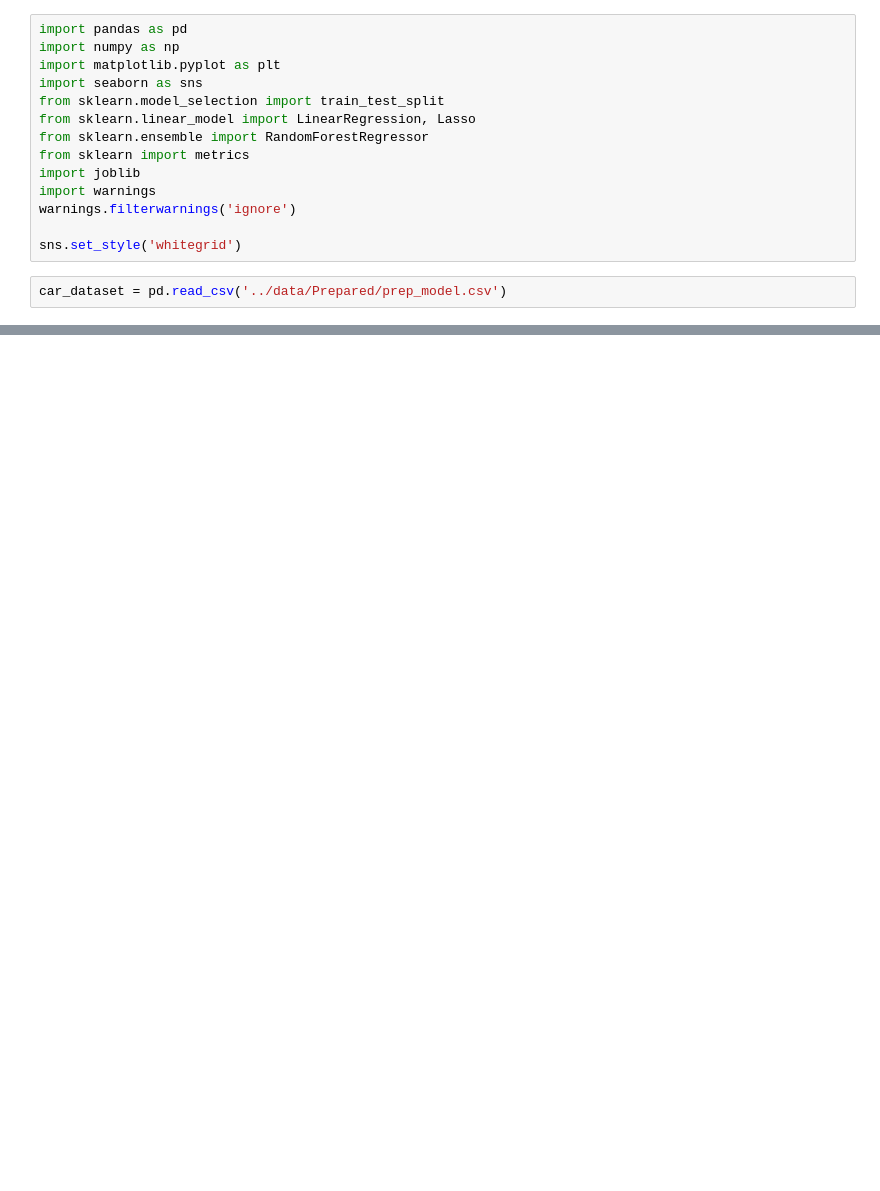
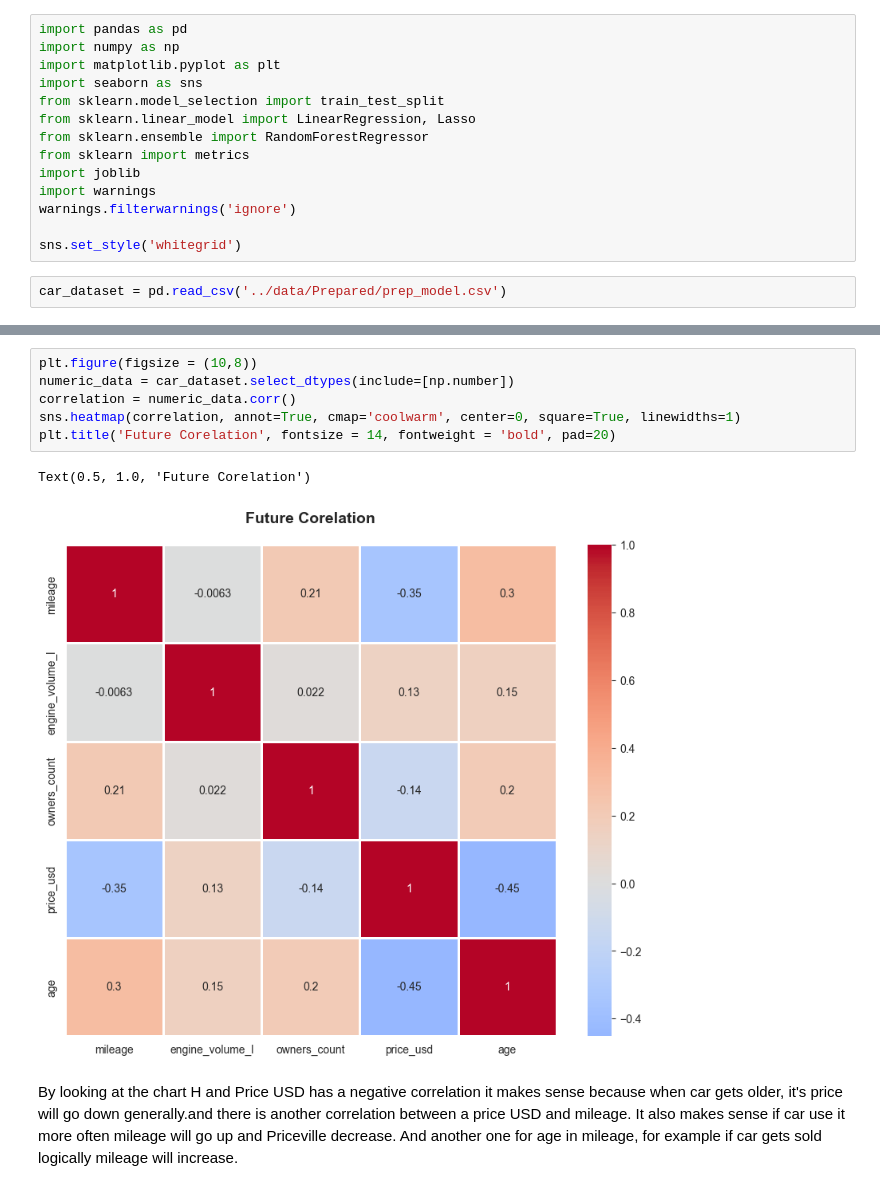
Before and after one commit to Javoh20111/Uzbekistan-car-analysis, a Jupyter notebook: notebooks/05_predictive_model.ipynb, the cells around one changed output, grey strips where cells are left out. Cells and saved outputs as stored; diff of their text form; blank space fills up the shorter version.

```diff
--- a/notebooks/05_predictive_model.ipynb
+++ b/notebooks/05_predictive_model.ipynb
@@ -38,0 +37,11 @@ memory usage: 4.4+ MB
+# %%
+plt.figure(figsize = (10,8))
+numeric_data = car_dataset.select_dtypes(include=[np.number])
+correlation = numeric_data.corr()
+sns.heatmap(correlation, annot=True, cmap='coolwarm', center=0, square=True, linewidths=1)
+plt.title('Future Corelation', fontsize = 14, fontweight = 'bold', pad=20)
+# %% [output]
+Text(0.5, 1.0, 'Future Corelation')
+[figure, added]
+# %% [markdown]
+By looking at the chart H and Price USD has a negative correlation it makes sense because when car gets older, it's price will go down generally.and there is another correlation between a price USD and mileage. It also makes sense if car use it more often mileage will go up and Priceville decrease. And another one for age in mileage, for example if car gets sold logically mileage will increase.
```
Also changed, not shown: parts of 15 cells of this notebook, 1 other file.
